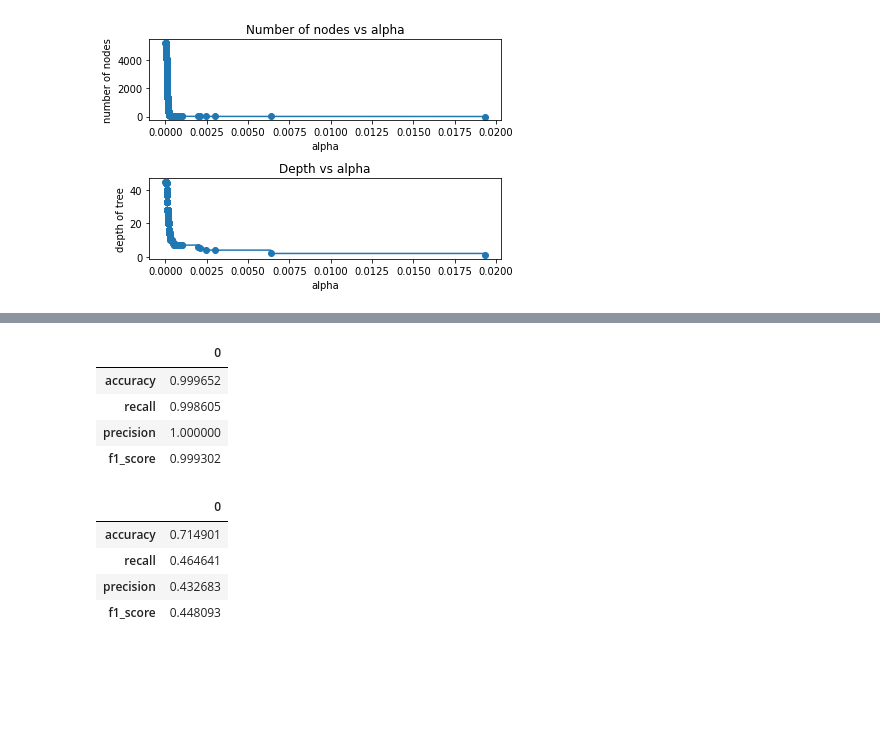
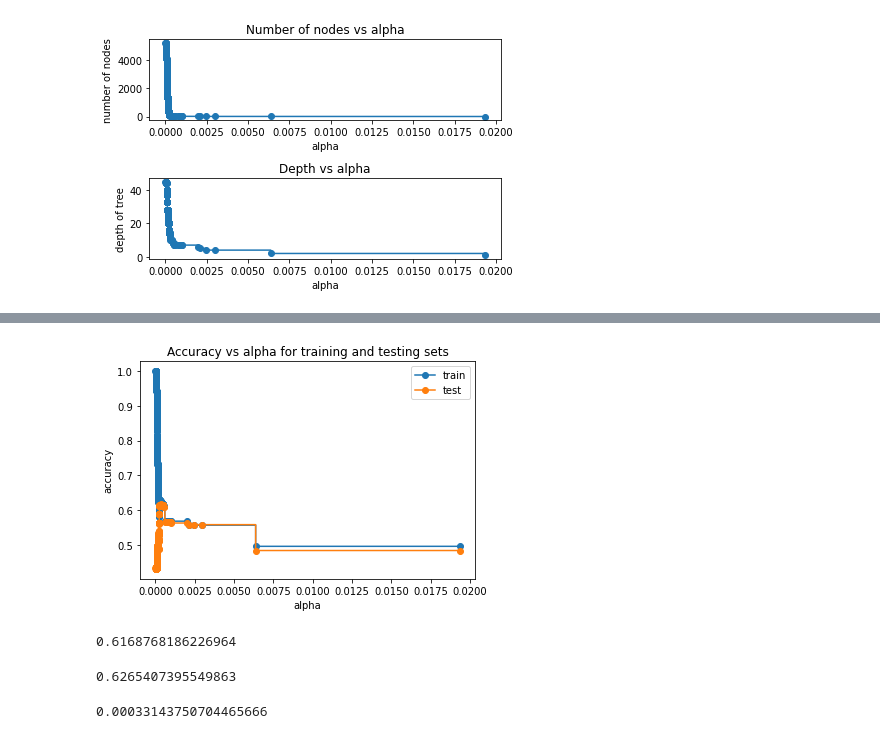
Before and after one commit to scinerd68/JobChangePrediction, a Jupyter notebook: decision_tree.ipynb, the cells around one changed output, grey strips where cells are left out. Saved outputs shown, nothing was run; the diff lists cells and outputs as text; code cells hidden in the pictures; blank space fills up the shorter version.

Commit message:
Plot f1 instead of accuracy

```diff
--- a/decision_tree.ipynb
+++ b/decision_tree.ipynb
@@ -74,32 +58,41 @@ plt.show()
 from sklearn.metrics import precision_score, recall_score, confusion_matrix, accuracy_score, f1_score
 # %%
 import pandas as pd
-# %%
-pd.DataFrame(data=[accuracy_score(y_train, preds),
-                   recall_score(y_train, preds),
-                   precision_score(y_train, preds),
-                   f1_score(y_train, preds)],
-             index=["accuracy", "recall", "precision", "f1_score"])
-# %% [output]
-|  | 0 |
-| accuracy | 0.999652 |
-| recall | 0.998605 |
-| precision | 1.000000 |
-| f1_score | 0.999302 |
 # %%
 X_test = np.genfromtxt("Data/X_test.csv", delimiter=',')
 y_test = np.genfromtxt("Data/y_test.csv", delimiter=',')
-# %%
-y_test_pred = tree_clf.predict(X_test)
-# %%
-pd.DataFrame(data=[accuracy_score(y_test, y_test_pred),
-                   recall_score(y_test, y_test_pred),
-                   precision_score(y_test, y_test_pred),
-                   f1_score(y_test, y_test_pred)],
-             index=["accuracy", "recall", "precision", "f1_score"])
-# %% [output]
-|  | 0 |
-| accuracy | 0.714901 |
-| recall | 0.464641 |
-| precision | 0.432683 |
-| f1_score | 0.448093 |
+# %%
+train_scores = []
+test_scores = []
+
+for clf in clfs:
+    y_train_pred = clf.predict(X_train)
+    y_test_pred = clf.predict(X_test)
+    train_scores.append(f1_score(y_train_pred, y_train))
+    test_scores.append(f1_score(y_test_pred, y_test))
+
+
+fig, ax = plt.subplots()
+ax.set_xlabel("alpha")
+ax.set_ylabel("accuracy")
+ax.set_title("Accuracy vs alpha for training and testing sets")
+ax.plot(ccp_alphas, train_scores, marker='o', label="train",
+        drawstyle="steps-post")
+ax.plot(ccp_alphas, test_scores, marker='o', label="test",
+        drawstyle="steps-post")
+ax.legend()
+plt.show()
+# %% [output]
+[figure, added]
+# %%
+test_scores[np.argmax(test_scores)]
+# %% [output]
+0.6168768186226964
+# %%
+train_scores[np.argmax(test_scores)]
+# %% [output]
+0.6265407395549863
+# %%
+ccp_alphas[np.argmax(test_scores)]
+# %% [output]
+0.00033143750704465666
```
Also changed, not shown: parts of 1 cell of this notebook.
